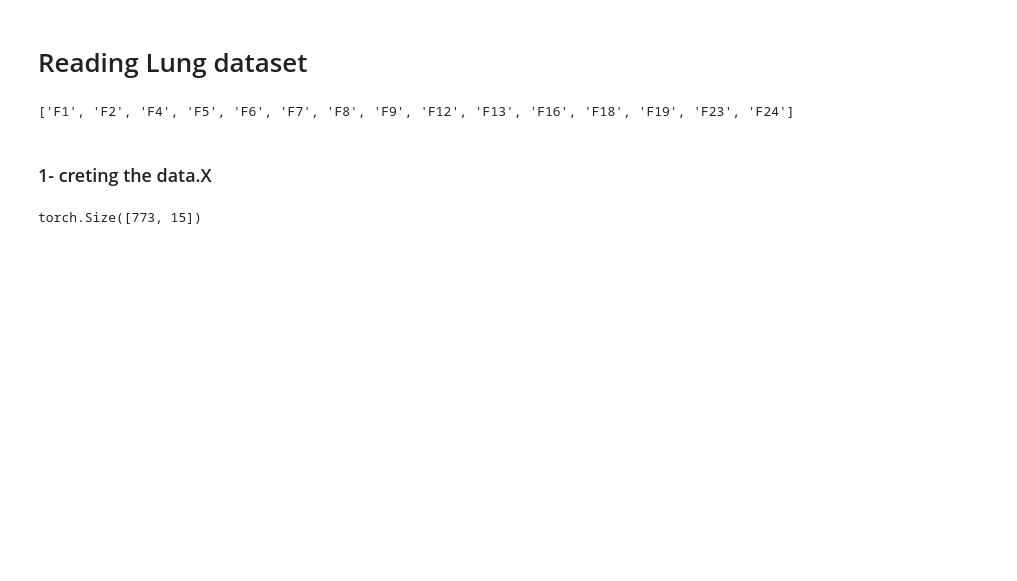
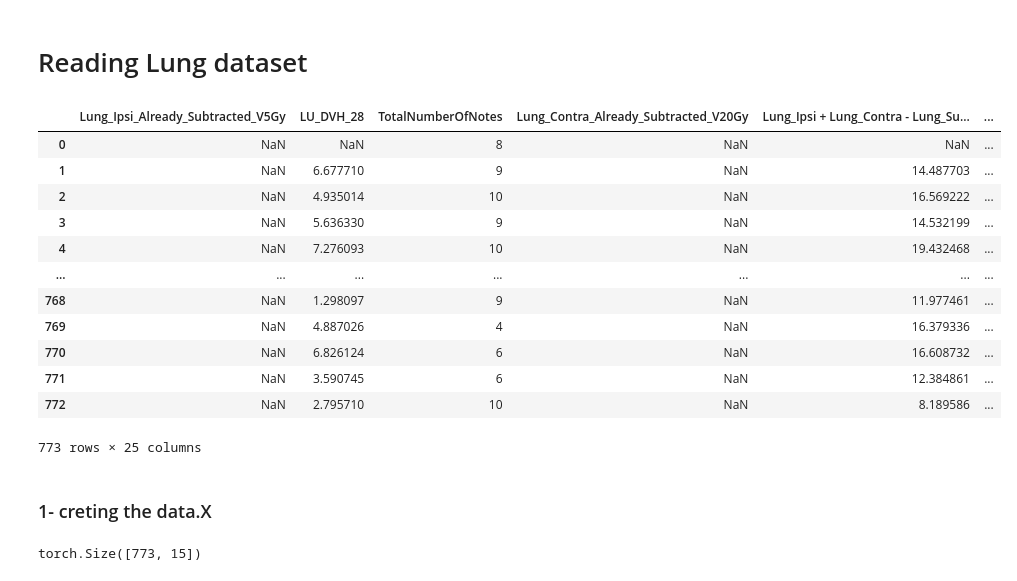
Before and after one commit to almusawiaf/PSG-SAGEConv, a Jupyter notebook: PSG_GNN.ipynb, the cells around one changed output. Drawn from its saved outputs; the diff is of its cells as text; code cells hidden in the pictures; blank space fills up the shorter version.

```diff
--- a/PSG_GNN.ipynb
+++ b/PSG_GNN.ipynb
@@ -61,8 +61,22 @@ def split_mask(n, tr=0.8, vl=0.1, ts=0.1):
 # %% [markdown]
 # Reading Lung dataset
 # %%
-path = 'E:\VCU 2023\PSN Patient Similarity Network\GraphAugmentation'
-original_lung = pd.read_csv(f'{path}/data/Lung/numerical.csv', index_col=0)
+original_lung = pd.read_csv(f'data/raw/numerical.csv', index_col=0)
+original_lung
+# %% [output]
+|  | Lung_Ipsi_Already_Subtracted_V5Gy | LU_DVH_28 | TotalNumberOfNotes | Lung_Contra_Already_Subtracted_V20Gy | Lung_Ipsi + Lung_Contra - Lung_Su... | ... |
+| 0 | NaN | NaN | 8 | NaN | NaN | ... |
+| 1 | NaN | 6.677710 | 9 | NaN | 14.487703 | ... |
+| 2 | NaN | 4.935014 | 10 | NaN | 16.569222 | ... |
+| 3 | NaN | 5.636330 | 9 | NaN | 14.532199 | ... |
+| 4 | NaN | 7.276093 | 10 | NaN | 19.432468 | ... |
+| ... | ... | ... | ... | ... | ... | ... |
+| 768 | NaN | 1.298097 | 9 | NaN | 11.977461 | ... |
+| 769 | NaN | 4.887026 | 4 | NaN | 16.379336 | ... |
+| 770 | NaN | 6.826124 | 6 | NaN | 16.608732 | ... |
+| 771 | NaN | 3.590745 | 6 | NaN | 12.384861 | ... |
+| 772 | NaN | 2.795710 | 10 | NaN | 8.189586 | ... |
+773 rows × 25 columns
 # %%
 original_features = list(original_lung.columns)
 
@@ -75,11 +89,10 @@ Lung = dropping_cols(Lung)
 
 # Imputing the NaN values to the mean
 features_to_impute = [i for i in list(Lung.columns) if i not in ['F11', 'F20','F21','F22']]
-print(features_to_impute)
-Lung[features_to_impute] = Lung[features_to_impute].fillna(Lung[features_to_impute].mean())
-Lung.to_csv('data/raw/Lung.csv')
+# print(features_to_impute)
+# Lung[features_to_impute] = Lung[features_to_impute].fillna(Lung[features_to_impute].mean())
+Lung[features_to_impute] = Lung[features_to_impute].fillna(0)
+# Lung.to_csv('data/raw/Lung.csv')
-# %% [output]
-['F1', 'F2', 'F4', 'F5', 'F6', 'F7', 'F8', 'F9', 'F12', 'F13', 'F16', 'F18', 'F19', 'F23', 'F24']
 # %% [markdown]
 ### 1- creting the data.X
 # %%
```
Also changed, not shown: parts of 12 cells of this notebook, 12 other files.
